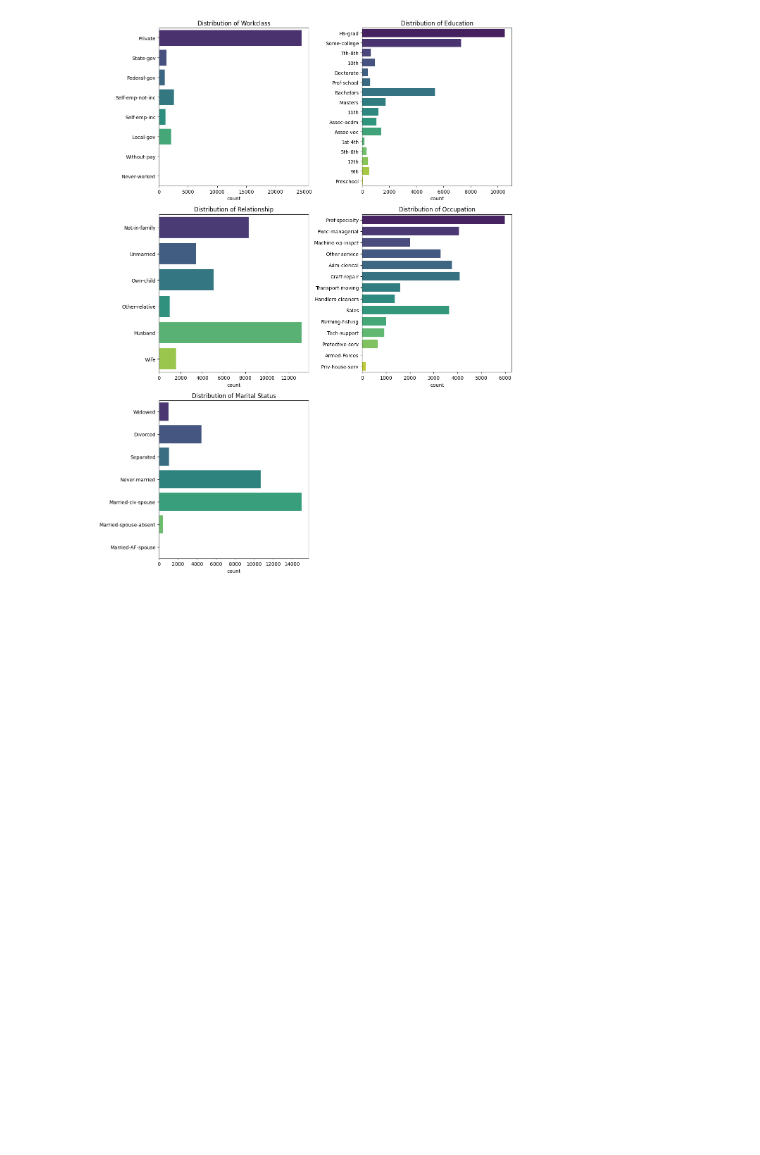
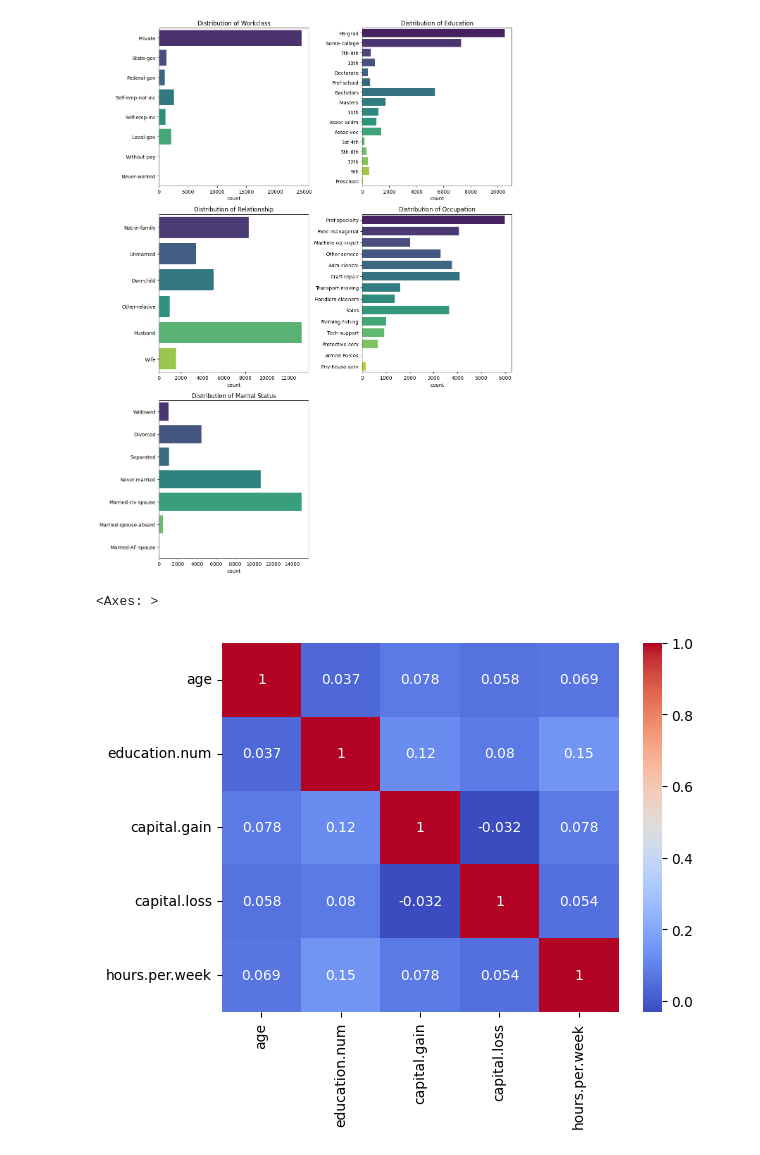
Before and after one commit to prasannashrestha011/ML_exercises, a Jupyter notebook: adult-census-income.ipynb, the cells around one changed output. Saved outputs shown, nothing was run; the diff lists cells and outputs as text; code cells hidden in the pictures; blank space fills up the shorter version.

```diff
--- a/adult-census-income.ipynb
+++ b/adult-census-income.ipynb
@@ -221,3 +221,9 @@ plt.tight_layout()
 plt.show()
 # %% [output]
 [figure]
+# %%
+numeric_corrs=df[numeric_features].corr()
+sns.heatmap(numeric_corrs,annot=True,cmap='coolwarm')
+# %% [output]
+<Axes: >
+[figure, added]
```
Also changed, not shown: parts of 7 cells of this notebook.
